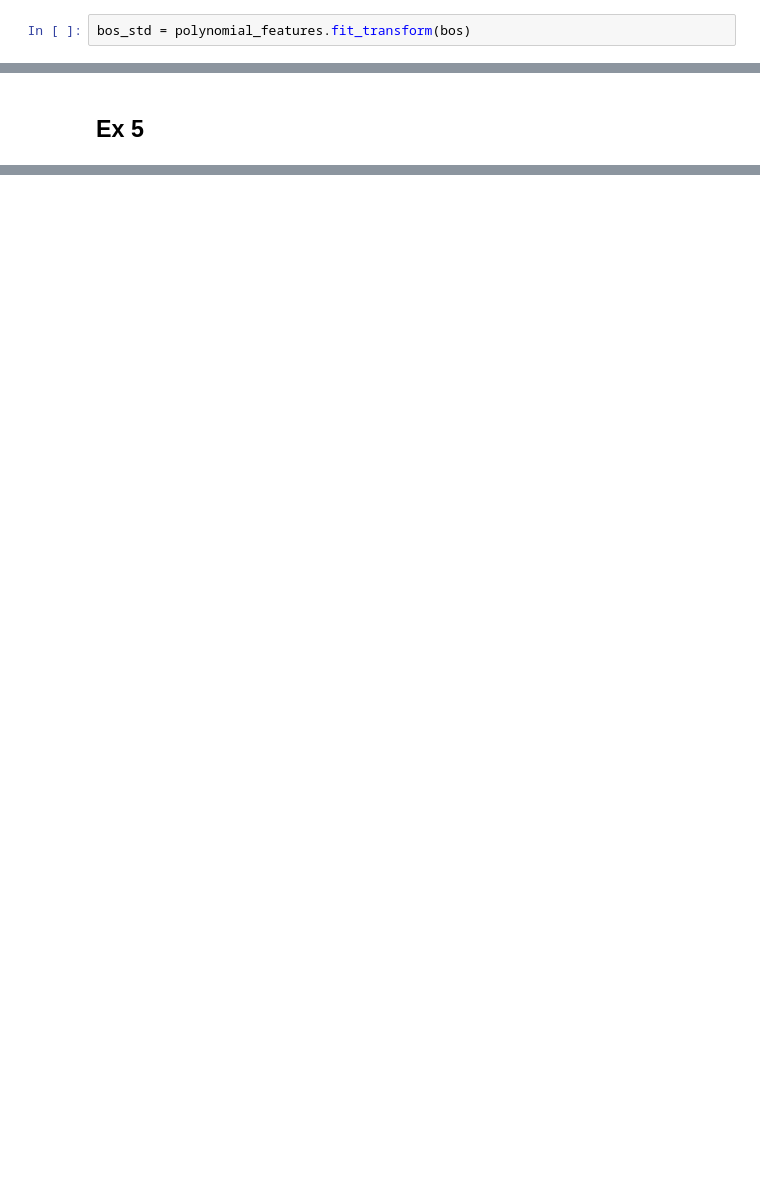
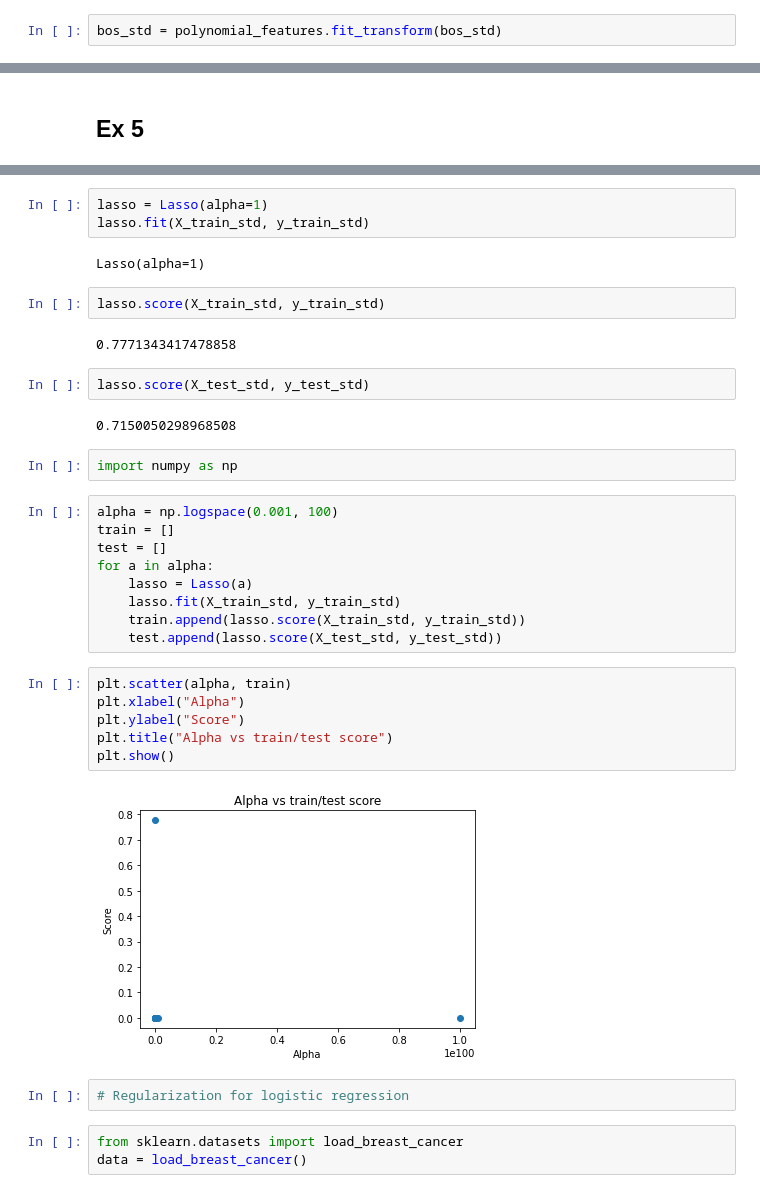
Before and after one commit to ArturBa/agh_machine_learning, a Jupyter notebook: lab_6/Lab6.ipynb, the cells around one changed output, grey strips where cells are left out. Drawn from its saved outputs; the diff is of its cells as text; blank space fills up the shorter version.

Commit message:
Add lasso

```diff
--- a/lab_6/Lab6.ipynb
+++ b/lab_6/Lab6.ipynb
@@ -125,6 +106,6 @@ from sklearn.preprocessing import PolynomialFeatures
 polynomial_features= PolynomialFeatures(degree=2)
 # %%
-bos_std = polynomial_features.fit_transform(bos)
+bos_std = polynomial_features.fit_transform(bos_std)
 # %%
 X_train_std, X_test_std, y_train_std, y_test_std = train_test_split(bos_std, boston.target, test_size=.2, random_state=7534)
 # %%
@@ -167,0 +151,37 @@ reg_std.score(X_train_std, y_train_std)
+# %%
+lasso = Lasso(alpha=1)
+lasso.fit(X_train_std, y_train_std)
+# %% [output]
+Lasso(alpha=1)
+# %%
+lasso.score(X_train_std, y_train_std)
+# %% [output]
+0.7771343417478858
+# %%
+lasso.score(X_test_std, y_test_std)
+# %% [output]
+0.7150050298968508
+# %%
+import numpy as np
+# %%
+alpha = np.logspace(0.001, 100)
+train = []
+test = []
+for a in alpha:
+    lasso = Lasso(a)
+    lasso.fit(X_train_std, y_train_std)
+    train.append(lasso.score(X_train_std, y_train_std))
+    test.append(lasso.score(X_test_std, y_test_std))
+# %%
+plt.scatter(alpha, train)
+plt.xlabel("Alpha")
+plt.ylabel("Score")
+plt.title("Alpha vs train/test score")
+plt.show()
+# %% [output]
+[figure, added]
+# %%
+# Regularization for logistic regression
+# %%
+from sklearn.datasets import load_breast_cancer
+data = load_breast_cancer()
```
Also changed, not shown: parts of 5 cells of this notebook.
